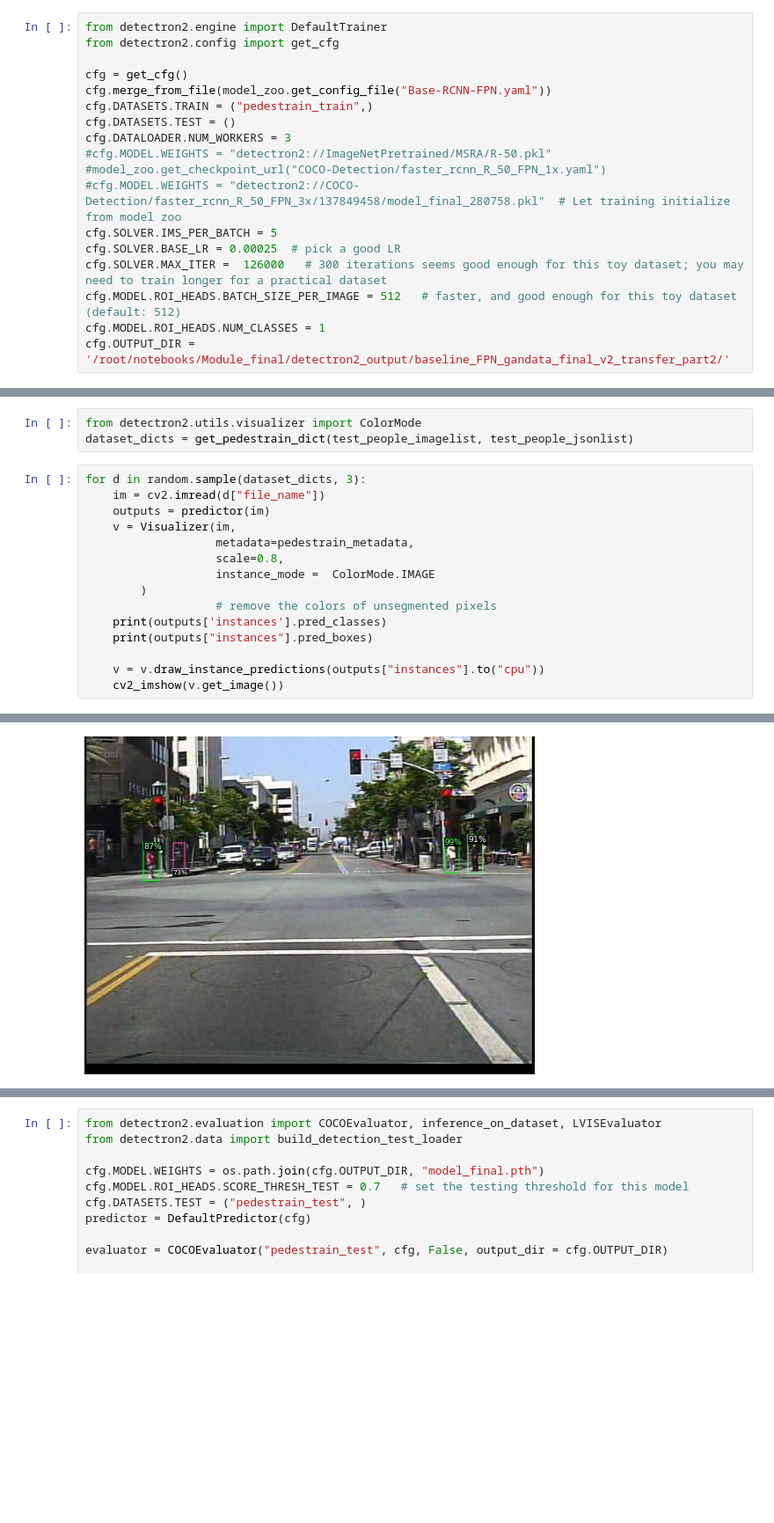
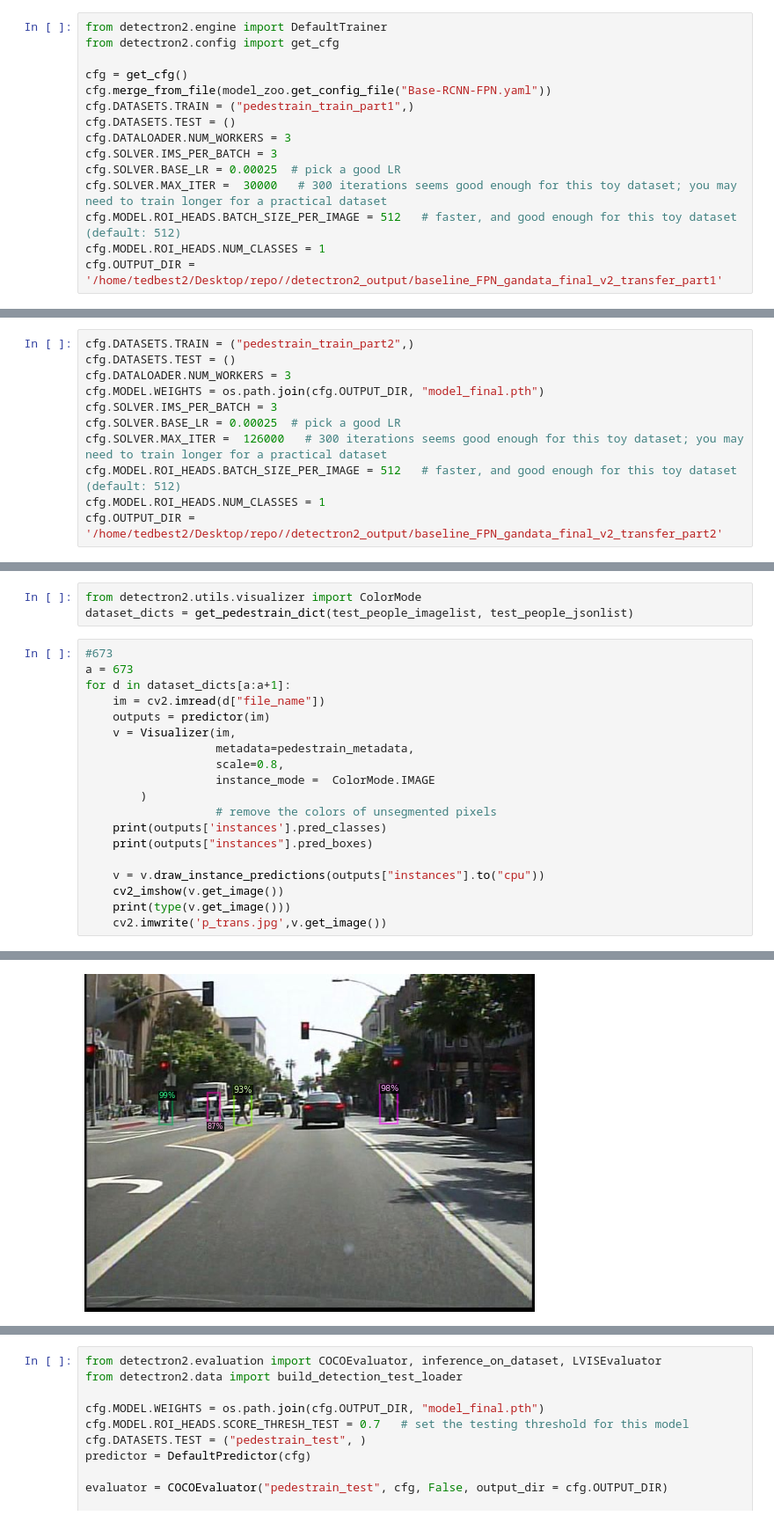
Before and after one commit to tony92151/pedestrian_generator, a Jupyter notebook: Detectron2/Basline_FPN_finalv2_transfer.ipynb, the cells around one changed output, grey strips where cells are left out. Shown at 88% size. Saved outputs shown, nothing was run; the diff lists cells and outputs as text; blank space fills up the shorter version.

Commit message:
sort out finalv2_transfer

```diff
--- a/Detectron2/Basline_FPN_finalv2_transfer.ipynb
+++ b/Detectron2/Basline_FPN_finalv2_transfer.ipynb
@@ -244,17 +244,15 @@ from detectron2.config import get_cfg
 
 cfg = get_cfg()
 cfg.merge_from_file(model_zoo.get_config_file("Base-RCNN-FPN.yaml"))
-cfg.DATASETS.TRAIN = ("pedestrain_train",)
+cfg.DATASETS.TRAIN = ("pedestrain_train_part1",)
 cfg.DATASETS.TEST = ()
 cfg.DATALOADER.NUM_WORKERS = 3
-#cfg.MODEL.WEIGHTS = "detectron2://ImageNetPretrained/MSRA/R-50.pkl" #model_zoo.get_checkpoint_url("COCO-Detection/faster_rcnn_R_50_FPN_1x.yaml")
-#cfg.MODEL.WEIGHTS = "detectron2://COCO-Detection/faster_rcnn_R_50_FPN_3x/137849458/model_final_280758.pkl"  # Let training initialize from model zoo
-cfg.SOLVER.IMS_PER_BATCH = 5
+cfg.SOLVER.IMS_PER_BATCH = 3
 cfg.SOLVER.BASE_LR = 0.00025  # pick a good LR
-cfg.SOLVER.MAX_ITER =  126000   # 300 iterations seems good enough for this toy dataset; you may need to train longer for a practical dataset
+cfg.SOLVER.MAX_ITER =  30000   # 300 iterations seems good enough for this toy dataset; you may need to train longer for a practical dataset
 cfg.MODEL.ROI_HEADS.BATCH_SIZE_PER_IMAGE = 512   # faster, and good enough for this toy dataset (default: 512)
 cfg.MODEL.ROI_HEADS.NUM_CLASSES = 1
-cfg.OUTPUT_DIR = '/root/notebooks/Module_final/detectron2_output/baseline_FPN_gandata_final_v2_transfer_part2/'
+cfg.OUTPUT_DIR = '/home/tedbest2/Desktop/repo//detectron2_output/baseline_FPN_gandata_final_v2_transfer_part1'
 # %%
 os.makedirs(cfg.OUTPUT_DIR, exist_ok=True)
 trainer = DefaultTrainer(cfg)
@@ -305,0 +297,11 @@ GeneralizedRCNN(
+# %%
+cfg.DATASETS.TRAIN = ("pedestrain_train_part2",)
+cfg.DATASETS.TEST = ()
+cfg.DATALOADER.NUM_WORKERS = 3
+cfg.MODEL.WEIGHTS = os.path.join(cfg.OUTPUT_DIR, "model_final.pth")
+cfg.SOLVER.IMS_PER_BATCH = 3
+cfg.SOLVER.BASE_LR = 0.00025  # pick a good LR
+cfg.SOLVER.MAX_ITER =  126000   # 300 iterations seems good enough for this toy dataset; you may need to train longer for a practical dataset
+cfg.MODEL.ROI_HEADS.BATCH_SIZE_PER_IMAGE = 512   # faster, and good enough for this toy dataset (default: 512)
+cfg.MODEL.ROI_HEADS.NUM_CLASSES = 1
+cfg.OUTPUT_DIR = '/home/tedbest2/Desktop/repo//detectron2_output/baseline_FPN_gandata_final_v2_transfer_part2'
@@ -312,7 +319,9 @@ predictor = DefaultPredictor(cfg)
 from detectron2.utils.visualizer import ColorMode
 dataset_dicts = get_pedestrain_dict(test_people_imagelist, test_people_jsonlist)
 # %%
-for d in random.sample(dataset_dicts, 3):
+#673
+a = 673
+for d in dataset_dicts[a:a+1]:
     im = cv2.imread(d["file_name"])
     outputs = predictor(im)
     v = Visualizer(im,
@@ -326,5 +335,7 @@ for d in random.sample(dataset_dicts, 3):
 
     v = v.draw_instance_predictions(outputs["instances"].to("cpu"))
     cv2_imshow(v.get_image())
+    print(type(v.get_image()))
+    cv2.imwrite('p_trans.jpg',v.get_image())
 # %% [output]
 tensor([0, 0, 0, 0], device='cuda:0')
@@ -335 +346 @@ Boxes(tensor([[512.0377, 145.1618, 532.3059, 194.5705],
-[figure, old version]
+[figure, new version]
```
Also changed, not shown: parts of 5 cells of this notebook.
